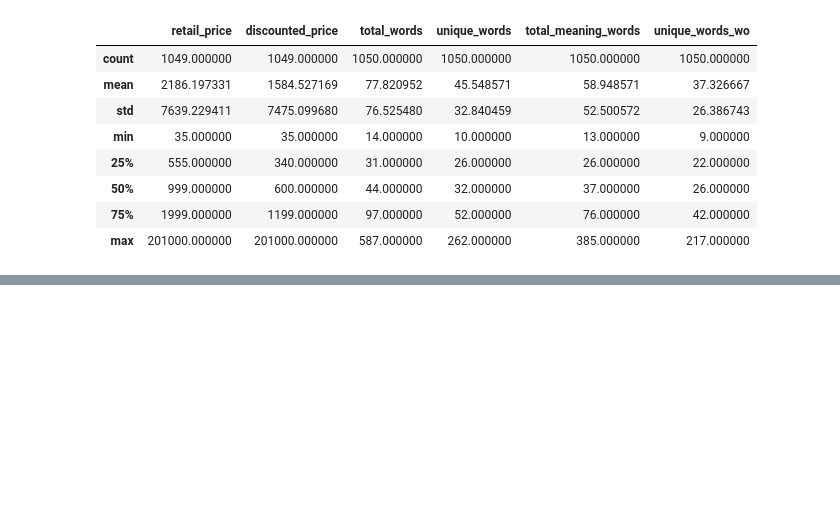
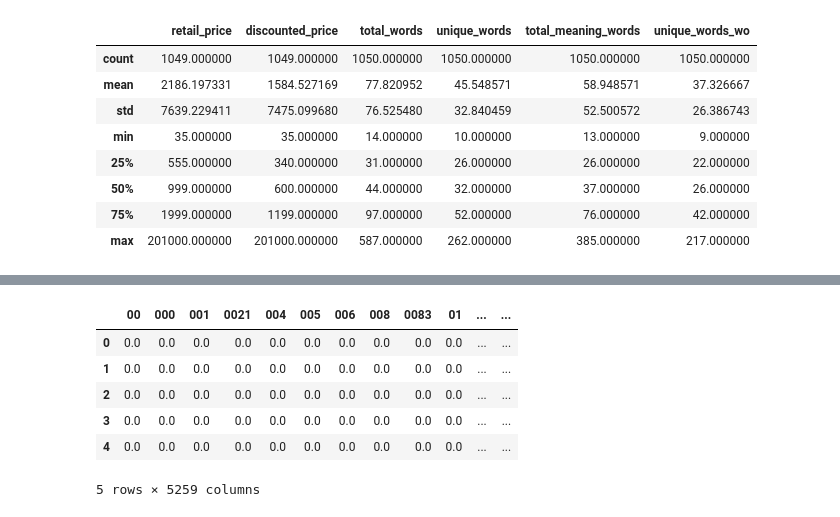
Before and after one commit to ManonVilla/OCProjet6, a Jupyter notebook: VILLA_Manon_1_pretraitement_texte.ipynb, the cells around one changed output, grey strips where cells are left out. Saved outputs shown, nothing was run; the diff lists cells and outputs as text; code cells hidden in the pictures; blank space fills up the shorter version.

```diff
--- a/VILLA_Manon_1_pretraitement_texte.ipynb
+++ b/VILLA_Manon_1_pretraitement_texte.ipynb
@@ -36,6 +45,7 @@ text_df.head()
 | 4 | 6325b6870c54cd47be6ebfbffa620ec7 | 2016-06-20 08:49:52 +0000 | http://www.flipkart.com/jaipur-pr... | Jaipur Print Cotton Floral King s... | ["Home Furnishing >> Bed Linen >>... | BDSEJTHNGWVGWWQU | 2599.0 | ... |
 # %%
 text_df['tokens'] = text_df['description_nettoyee'].apply(word_tokenize)
+text_df['name_tokens'] = text_df['product_name'].apply(word_tokenize)
 text_df.head()
 # %% [output]
 |  | uniq_id | crawl_timestamp | product_url | product_name | product_category_tree | pid | retail_price | ... |
@@ -178,12 +214,18 @@ text_df.describe()
 # %%
-from nltk.stem import PorterStemmer
+from nltk.stem import WordNetLemmatizer
+nltk.download("wordnet")
+nltk.download("omw-1.4")
 nltk.download("punkt")
+nltk.download("averaged_perceptron_tagger")
 
-# Initialize Python porter stemmer
-ps = PorterStemmer()
+lemmatizer = WordNetLemmatizer()
 
-# Perform stemming
-print("{0:20}{1:20}".format("--Word--","--Stem--"))
-for word in all_words_sw:
-   print ("{0:20}{1:20}".format(word, ps.stem(word)))
+text_df['tokens_lemma'] = text_df['tokens_wo'].apply(
+    lambda tokens: [lemmatizer.lemmatize(w, get_wordnet_pos(w)) for w in tokens]
+)
+text_df['name_tokens_lemma'] = text_df['name_tokens_wo'].apply(
+    lambda tokens: [lemmatizer.lemmatize(w, get_wordnet_pos(w)) for w in tokens]
+)
+
+text_df[['product_name','name_tokens_lemma','tokens_wo', 'tokens_lemma']].head(10)
 # %% [output]
@@ -209,0 +291,13 @@ making              make
+# %%
+tfidf = TfidfVectorizer()
+bow_matrix = tfidf.fit_transform(text_df['cleaned_description'])
+bow_df = pd.DataFrame(bow_matrix.toarray(), columns=tfidf.get_feature_names_out())
+bow_df.head()
+# %% [output]
+|  | 00 | 000 | 001 | 0021 | 004 | 005 | 006 | 008 | 0083 | 01 | ... | ... |
+| 0 | 0.0 | 0.0 | 0.0 | 0.0 | 0.0 | 0.0 | 0.0 | 0.0 | 0.0 | 0.0 | ... | ... |
+| 1 | 0.0 | 0.0 | 0.0 | 0.0 | 0.0 | 0.0 | 0.0 | 0.0 | 0.0 | 0.0 | ... | ... |
+| 2 | 0.0 | 0.0 | 0.0 | 0.0 | 0.0 | 0.0 | 0.0 | 0.0 | 0.0 | 0.0 | ... | ... |
+| 3 | 0.0 | 0.0 | 0.0 | 0.0 | 0.0 | 0.0 | 0.0 | 0.0 | 0.0 | 0.0 | ... | ... |
+| 4 | 0.0 | 0.0 | 0.0 | 0.0 | 0.0 | 0.0 | 0.0 | 0.0 | 0.0 | 0.0 | ... | ... |
+5 rows × 5259 columns
```
Also changed, not shown: parts of 20 cells of this notebook.
